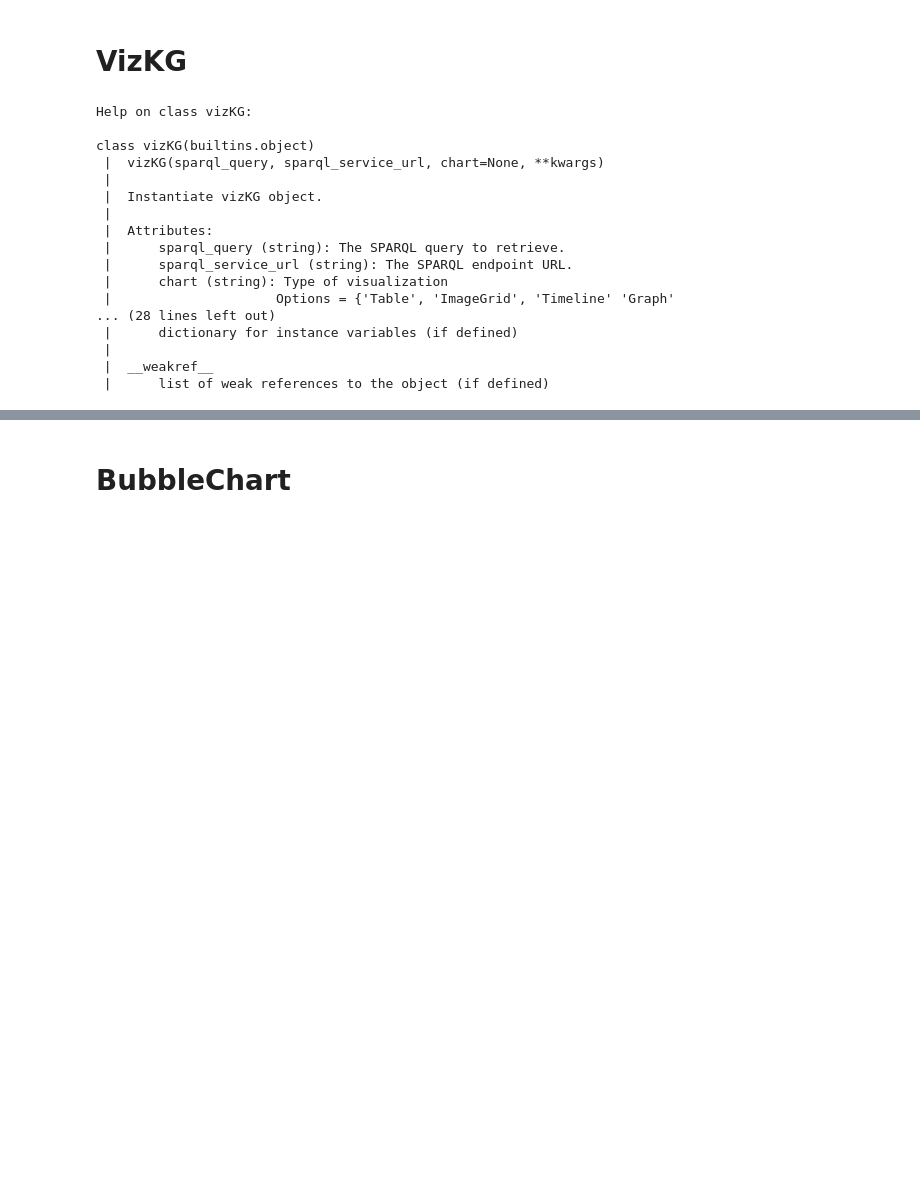
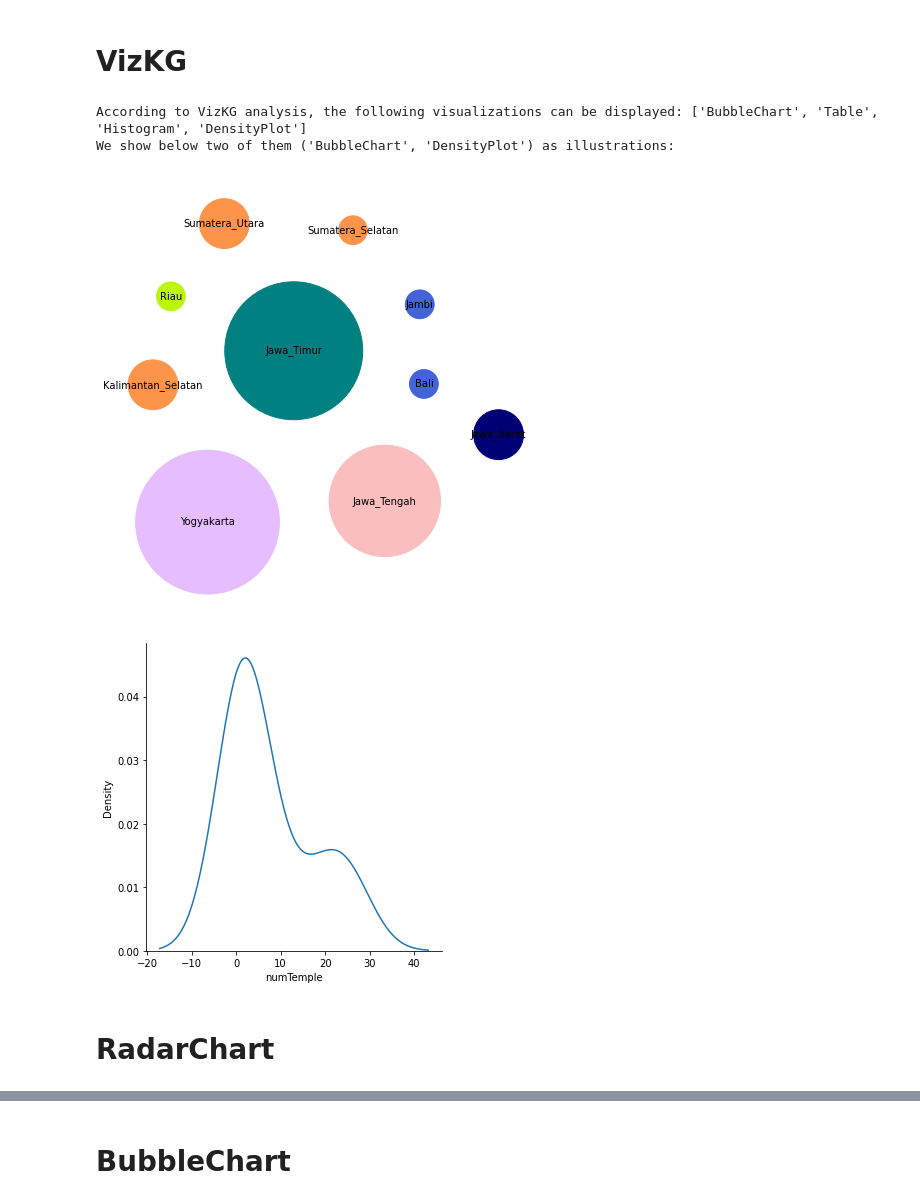
Before and after one commit to fadirra/vizkg, a Jupyter notebook: example/VizKG.ipynb, the cells around one changed output, grey strips where cells are left out. Cells and saved outputs as stored; diff of their text form; code cells hidden in the pictures; blank space fills up the shorter version.

```diff
--- a/example/VizKG.ipynb
+++ b/example/VizKG.ipynb
@@ -5,22 +5,31 @@
 # %%
 import VizKG.visualize as vkg
 
-help(vkg)
+# help(vkg)
-# %% [output]
-Help on class vizKG:
-
-class vizKG(builtins.object)
- |  vizKG(sparql_query, sparql_service_url, chart=None, **kwargs)
- |
- |  Instantiate vizKG object.
- |
- |  Attributes:
- |      sparql_query (string): The SPARQL query to retrieve.
- |      sparql_service_url (string): The SPARQL endpoint URL.
- |      chart (string): Type of visualization
- |                     Options = {'Table', 'ImageGrid', 'Timeline' 'Graph'
-... (28 lines left out)
- |      dictionary for instance variables (if defined)
- |
- |  __weakref__
- |      list of weak references to the object (if defined)
+# %%
+sparql_query = """
+prefix wd:   <http://www.wikidata.org/entity/>
+prefix bkb:   <https://budayakb.cs.ui.ac.id/ns#>
+prefix xsd:   <http://www.w3.org/2001/XMLSchema#>
+prefix bkbr:  <https://budayakb.cs.ui.ac.id/resource/>
+prefix bkbr:  <https://budayakb.cs.ui.ac.id/resource/>
+prefix owl:  <http://www.w3.org/2002/07/owl#>
+
+SELECT ?prov (COUNT(?temple) AS ?numTemple) WHERE {
+?temple a bkb:Candi .
+?temple bkb:locationInProvince ?prov .
+} GROUP BY ?prov
+ORDER BY DESC(?numTemple)
+"""
+# sparql_endpoint = """https://budayakb.cs.ui.ac.id/budaya/sparql"""
+sparql_endpoint = "http://localhost:3030/ds/query"
+
+chart = vkg(sparql_query=sparql_query, sparql_service_url=sparql_endpoint)
+chart.plot()
+# %% [output]
+According to VizKG analysis, the following visualizations can be displayed: ['BubbleChart', 'Table', 'Histogram', 'DensityPlot']
+We show below two of them ('BubbleChart', 'DensityPlot') as illustrations:
+[figure, added]
+[figure, added]
+# %% [markdown]
+# RadarChart
```
Also changed, not shown: parts of 16 cells of this notebook, 10 other files.
